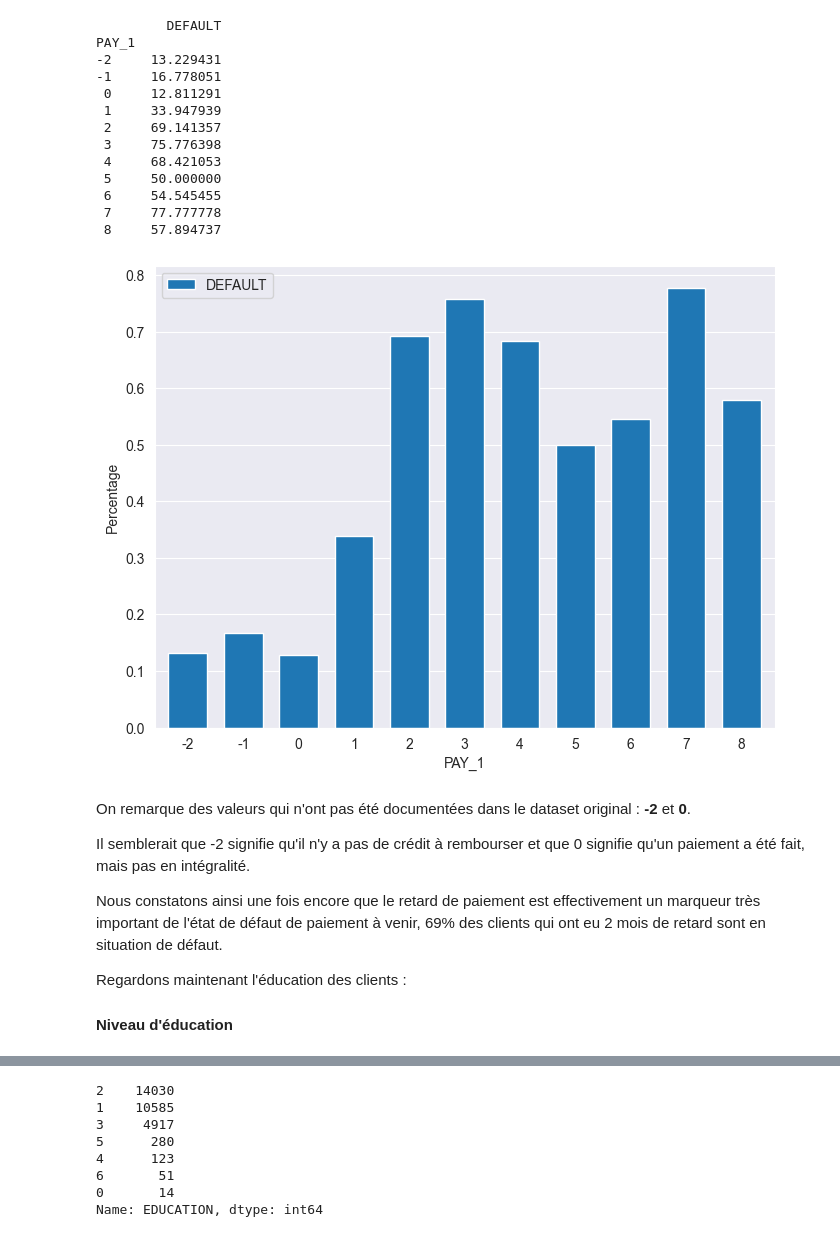
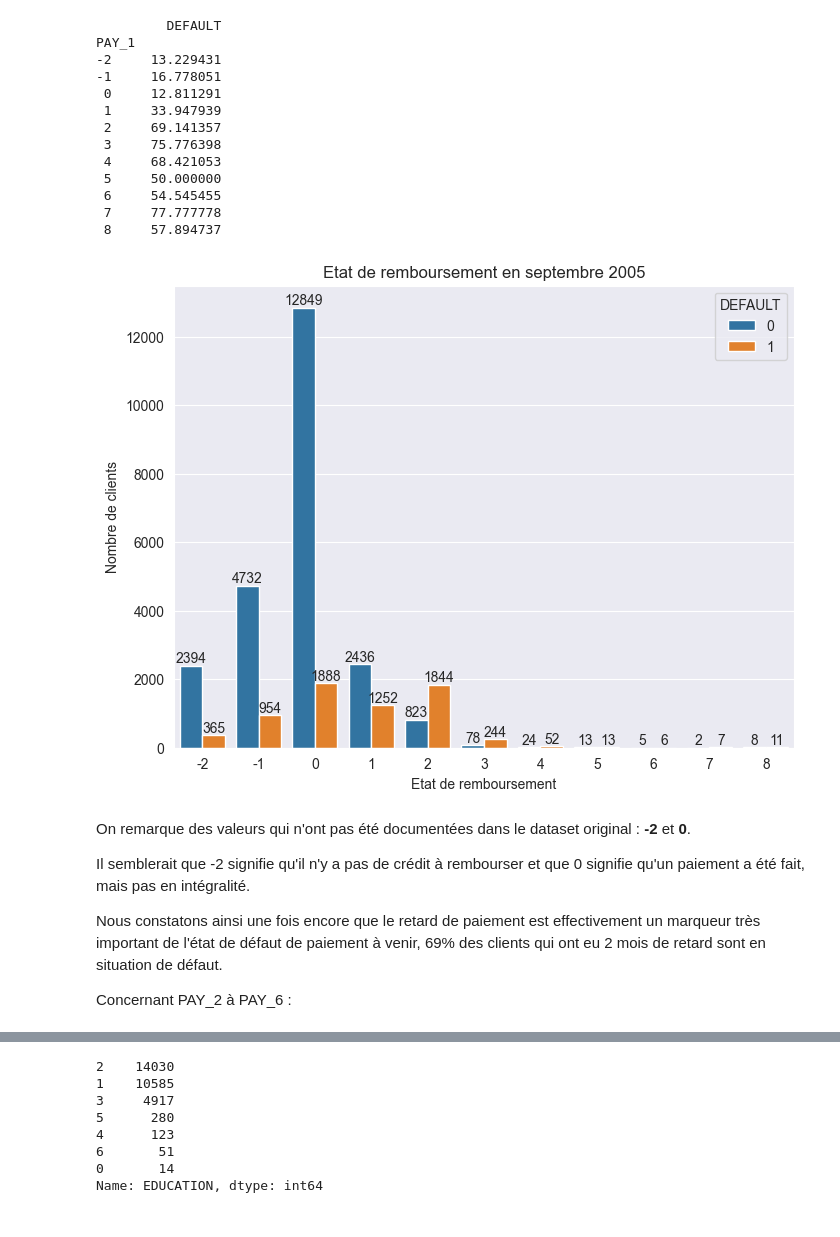
Before and after one commit to Alhern/defaults_prediction, a Jupyter notebook: credit_default.ipynb, the cells around one changed output, grey strips where cells are left out. Drawn from its saved outputs; the diff is of its cells as text; code cells hidden in the pictures.

Commit message:
finished studying age, marriage, and added graphs for PAY_2 to PAY_6

```diff
--- a/credit_default.ipynb
+++ b/credit_default.ipynb
@@ -256,14 +256,17 @@ PAY_1
  6     54.545455
  7     77.777778
  8     57.894737
-# %%
-ax = pay_mean.plot.bar(figsize=(8,6), width=0.7)
-ax.set_ylabel("Percentage")
-ax.grid(axis='x')
-plt.xticks(rotation=0)
-plt.show()
-# %% [output]
-[figure, removed]
+# %%
+plt.figure(figsize=(8,6))
+ax = sns.countplot(data=df, x='PAY_1', hue='DEFAULT')
+ax.bar_label(ax.containers[0])
+ax.bar_label(ax.containers[1])
+plt.title('Etat de remboursement en septembre 2005')
+plt.xlabel('Etat de remboursement')
+plt.ylabel('Nombre de clients')
+plt.show()
+# %% [output]
+[figure, added]
 # %% [markdown]
 On remarque des valeurs qui n'ont pas été documentées dans le dataset original : <b>-2</b> et <b>0</b>.
 
@@ -271,6 +274,4 @@ Il semblerait que -2 signifie qu'il n'y a pas de crédit à rembourser et que 0
 
 Nous constatons ainsi une fois encore que le retard de paiement est effectivement un marqueur très important de l'état de défaut de paiement à venir, 69% des clients qui ont eu 2 mois de retard sont en situation de défaut.
 
-Regardons maintenant l'éducation des clients :
-
-<h4>Niveau d'éducation</h4>
+Concernant PAY_2 à PAY_6 :
```
Also changed, not shown: parts of 11 cells of this notebook.
